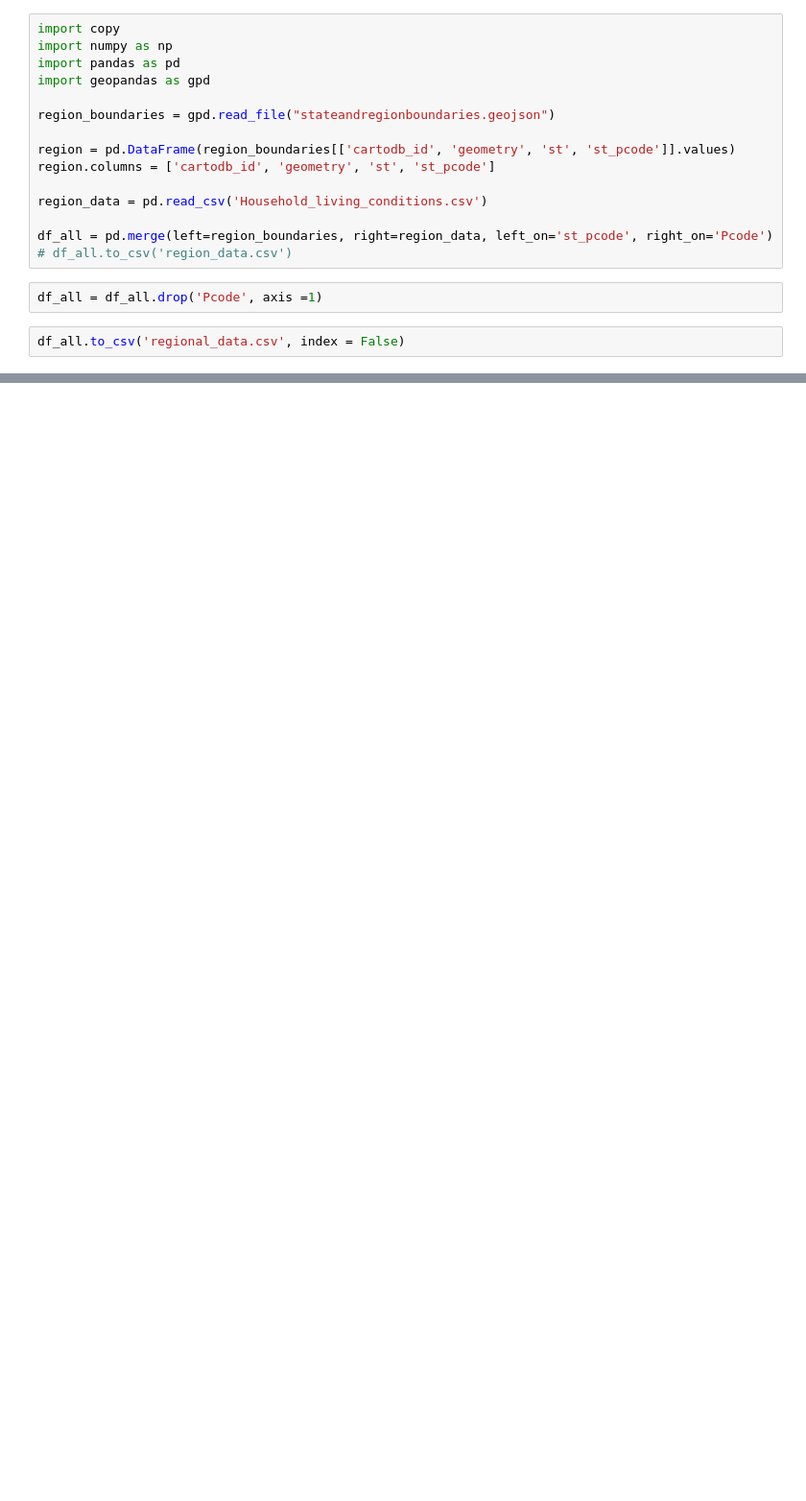
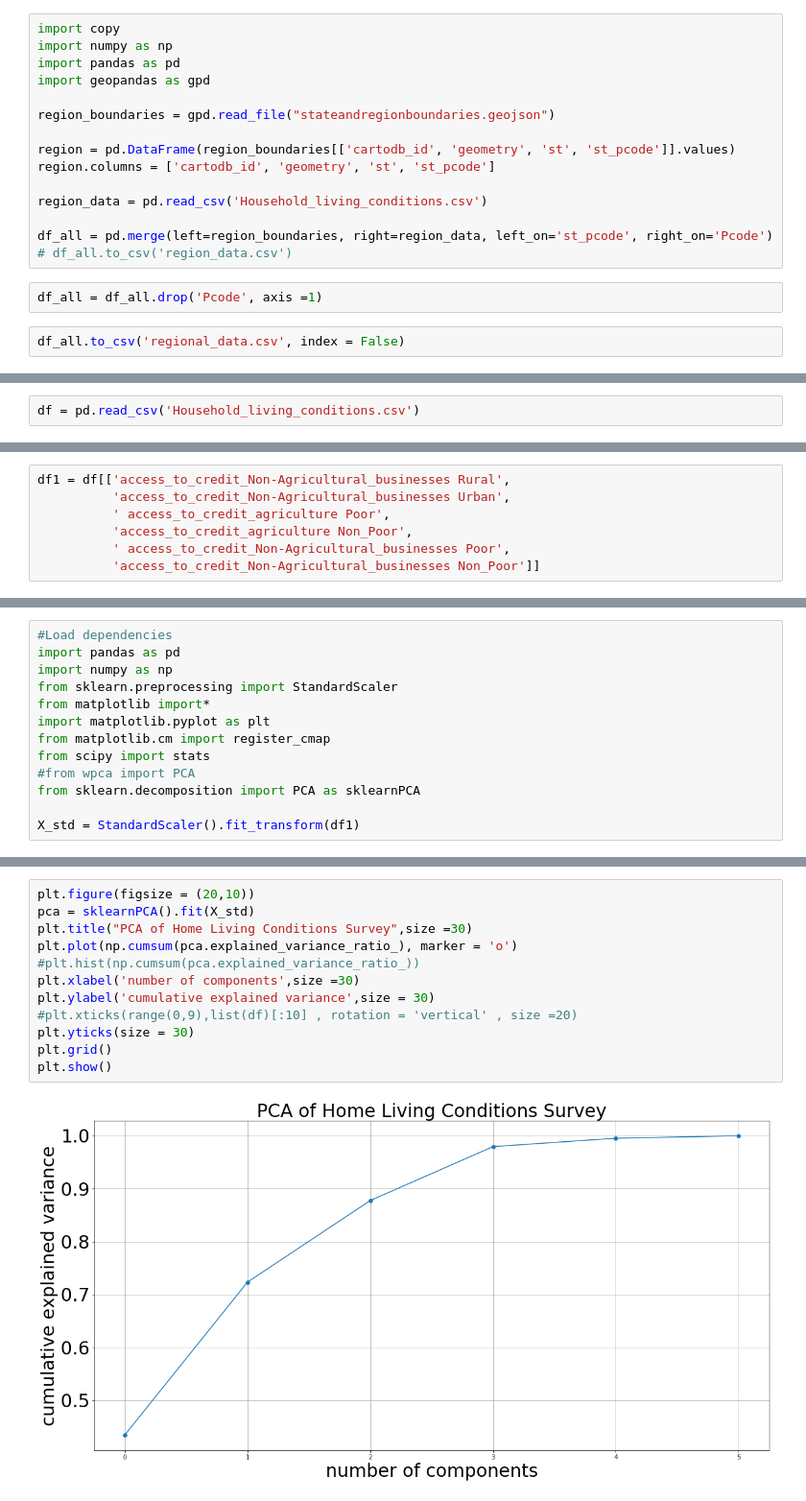
Before and after one commit to cartesianproduct/cartesianproduct.github.io, a Jupyter notebook: data/Household_living_conditions_Survey/regional_data.ipynb, the cells around one changed output, grey strips where cells are left out. Shown: that part at 96% size. Cells and saved outputs as stored; diff of their text form; blank space fills up the shorter version.

```diff
--- a/data/Household_living_conditions_Survey/regional_data.ipynb
+++ b/data/Household_living_conditions_Survey/regional_data.ipynb
@@ -72,0 +45,2 @@ df_all.head()
+# %%
+df = pd.read_csv('Household_living_conditions.csv')
@@ -72,0 +57,7 @@ df_all.head()
+# %%
+df1 = df[['access_to_credit_Non-Agricultural_businesses Rural',
+          'access_to_credit_Non-Agricultural_businesses Urban',
+          ' access_to_credit_agriculture Poor',
+          'access_to_credit_agriculture Non_Poor',
+          ' access_to_credit_Non-Agricultural_businesses Poor',
+          'access_to_credit_Non-Agricultural_businesses Non_Poor']]
@@ -72,0 +83,13 @@ df_all.head()
+# %%
+#Load dependencies
+import pandas as pd
+import numpy as np
+from sklearn.preprocessing import StandardScaler
+from matplotlib import*
+import matplotlib.pyplot as plt
+from matplotlib.cm import register_cmap
+from scipy import stats
+#from wpca import PCA
+from sklearn.decomposition import PCA as sklearnPCA
+
+X_std = StandardScaler().fit_transform(df1)
@@ -72,0 +207,14 @@ df_all.head()
+# %%
+plt.figure(figsize = (20,10))
+pca = sklearnPCA().fit(X_std)
+plt.title("PCA of Home Living Conditions Survey",size =30)
+plt.plot(np.cumsum(pca.explained_variance_ratio_), marker = 'o')
+#plt.hist(np.cumsum(pca.explained_variance_ratio_))
+plt.xlabel('number of components',size =30)
+plt.ylabel('cumulative explained variance',size = 30)
+#plt.xticks(range(0,9),list(df)[:10] , rotation = 'vertical' , size =20)
+plt.yticks(size = 30)
+plt.grid()
+plt.show()
+# %% [output]
+[figure, added]
```
Also changed, not shown: parts of 28 cells of this notebook.
